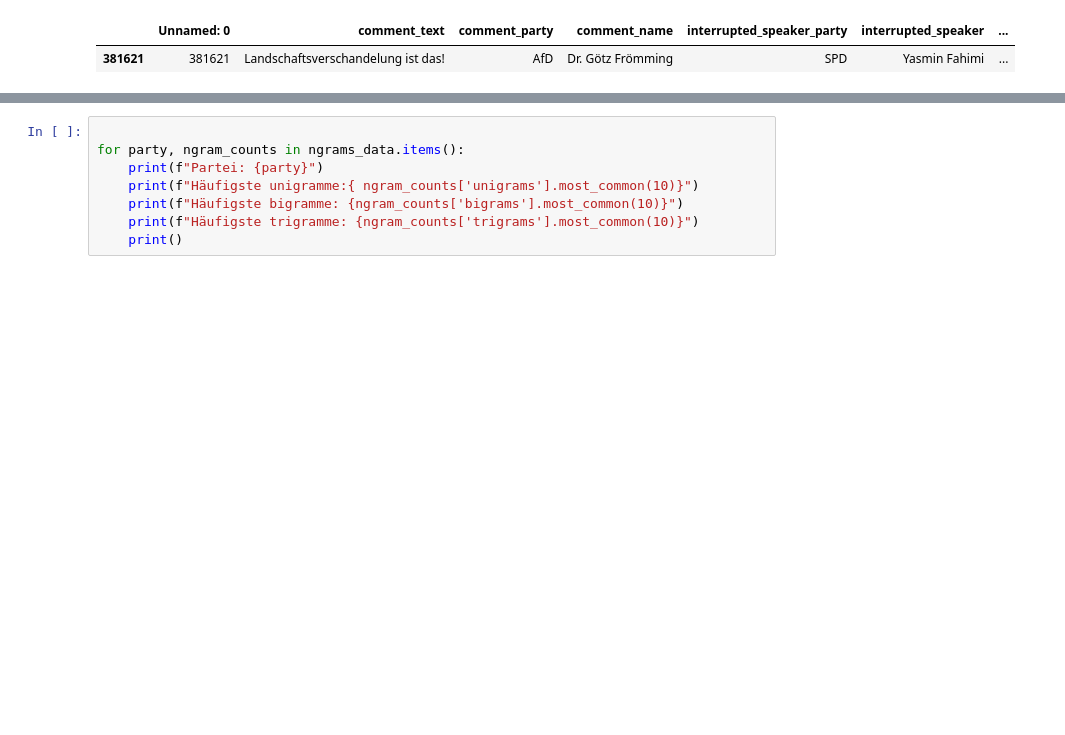
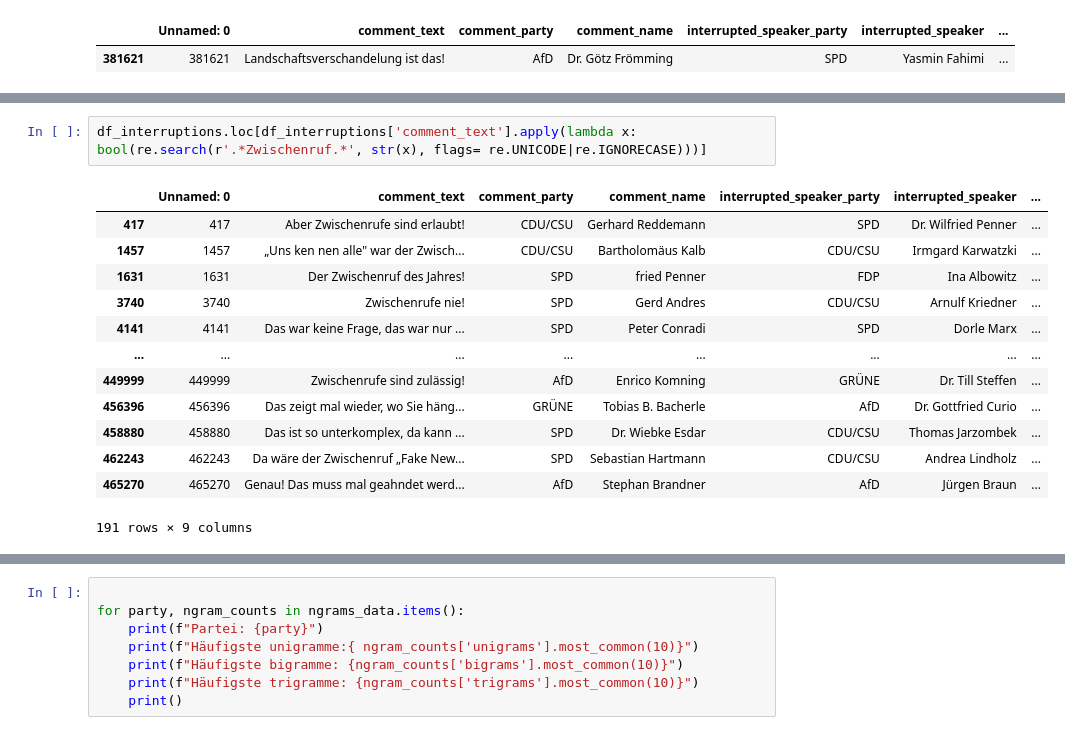
Before and after one commit to stellamoR/bundestag_zwischenrufe, a Jupyter notebook: 04_2_stats_interruptions_words.ipynb, the cells around one changed output, grey strips where cells are left out. Drawn from its saved outputs; the diff is of its cells as text; blank space fills up the shorter version.

```diff
--- a/04_2_stats_interruptions_words.ipynb
+++ b/04_2_stats_interruptions_words.ipynb
@@ -140,3 +140,19 @@ df_interruptions.loc[df_interruptions['comment_text'].apply(lambda x: bool(re.se
 | 463379 | 463379 | chefkoch.de! | AfD | Beatrix von Storch | FDP | Maximilian Funke-Kaiser | ... |
 | 463380 | 463380 | Für chefkoch.de! | AfD | Beatrix von Storch | FDP | Maximilian Funke-Kaiser | ... |
 | 463381 | 463381 | chefkoch.de! | AfD | Beatrix von Storch | FDP | Maximilian Funke-Kaiser | ... |
+# %%
+df_interruptions.loc[df_interruptions['comment_text'].apply(lambda x: bool(re.search(r'.*Zwischenruf.*', str(x), flags= re.UNICODE|re.IGNORECASE)))]
+# %% [output]
+|  | Unnamed: 0 | comment_text | comment_party | comment_name | interrupted_speaker_party | interrupted_speaker | ... |
+| 417 | 417 | Aber Zwischenrufe sind erlaubt! | CDU/CSU | Gerhard Reddemann | SPD | Dr. Wilfried Penner | ... |
+| 1457 | 1457 | „Uns ken nen alle" war der Zwisch... | CDU/CSU | Bartholomäus Kalb | CDU/CSU | Irmgard Karwatzki | ... |
+| 1631 | 1631 | Der Zwischenruf des Jahres! | SPD | fried Penner | FDP | Ina Albowitz | ... |
+| 3740 | 3740 | Zwischenrufe nie! | SPD | Gerd Andres | CDU/CSU | Arnulf Kriedner | ... |
+| 4141 | 4141 | Das war keine Frage, das war nur ... | SPD | Peter Conradi | SPD | Dorle Marx | ... |
+| ... | ... | ... | ... | ... | ... | ... | ... |
+| 449999 | 449999 | Zwischenrufe sind zulässig! | AfD | Enrico Komning | GRÜNE | Dr. Till Steffen | ... |
+| 456396 | 456396 | Das zeigt mal wieder, wo Sie häng... | GRÜNE | Tobias B. Bacherle | AfD | Dr. Gottfried Curio | ... |
+| 458880 | 458880 | Das ist so unterkomplex, da kann ... | SPD | Dr. Wiebke Esdar | CDU/CSU | Thomas Jarzombek | ... |
+| 462243 | 462243 | Da wäre der Zwischenruf „Fake New... | SPD | Sebastian Hartmann | CDU/CSU | Andrea Lindholz | ... |
+| 465270 | 465270 | Genau! Das muss mal geahndet werd... | AfD | Stephan Brandner | AfD | Jürgen Braun | ... |
+191 rows × 9 columns
```
Also changed, not shown: parts of 5 cells of this notebook, 1 other file.
